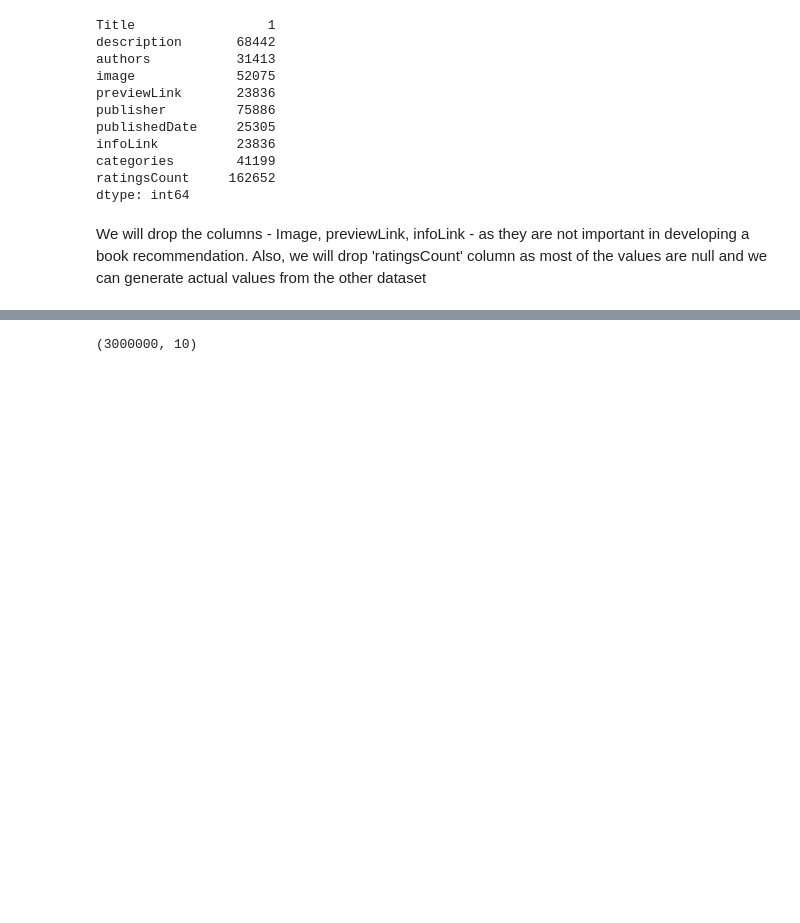
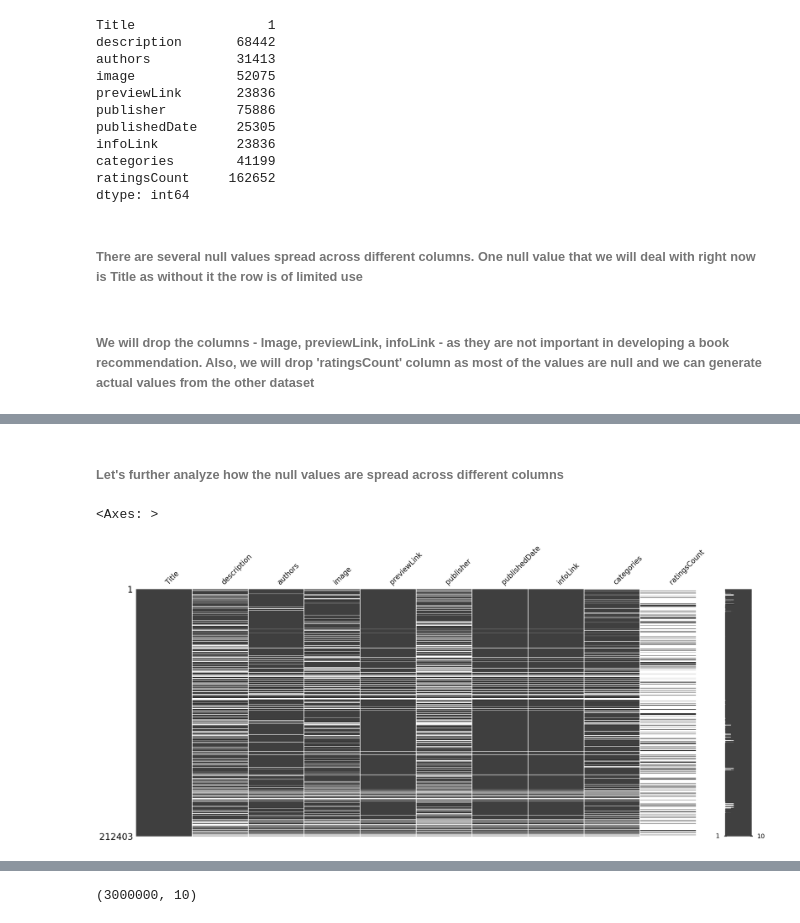
Before and after one commit to siddhantgithub/LibroBuddy, a Jupyter notebook: notebooks/1.Librobuddy-DataWrangling.ipynb, the cells around one changed output, grey strips where cells are left out. Drawn from its saved outputs; the diff is of its cells as text; code cells hidden in the pictures; blank space fills up the shorter version.

Commit message:
Data wrangling improved as per the feedback

```diff
--- a/notebooks/1.Librobuddy-DataWrangling.ipynb
+++ b/notebooks/1.Librobuddy-DataWrangling.ipynb
@@ -28,11 +66,13 @@ infoLink          23836
 categories        41199
 ratingsCount     162652
 dtype: int64
+# %% [markdown]
+###### There are several null values spread across different columns. One null value that we will deal with right now is Title as without it the row is of limited use
 # %%
 #We will remove the row with missing title as we we don't have any information about that title
 df_books_data_large = df_books_data_large[~df_books_data_large['Title'].isna()]
 # %% [markdown]
-We will drop the columns - Image, previewLink, infoLink - as they are not important in developing a book recommendation. Also, we will drop 'ratingsCount' column as most of the values are null and we can generate actual values from the other dataset
+###### We will drop the columns - Image, previewLink, infoLink - as they are not important in developing a book recommendation. Also, we will drop 'ratingsCount' column as most of the values are null and we can generate actual values from the other dataset
 # %%
 df_books_selected_columns = df_books_data_large.drop(['image', 'previewLink', 'infoLink','ratingsCount'],axis=1
 )
@@ -44,4 +84,13 @@ df_books_selected_columns.head(5)
 | 2 | Wonderful Worship in Smaller Chur... | This resource includes twelve pri... | ['David R. Ray'] | NaN | 2000 | ['Religion'] |
 | 3 | Whispers of the Wicked Saints | Julia Thomas finds her life spinn... | ['Veronica Haddon'] | iUniverse | 2005-02 | ['Fiction'] |
 | 4 | Nation Dance: Religion, Identity ... | NaN | ['Edward Long'] | NaN | 2003-03-01 | NaN |
+# %% [markdown]
+###### Let's further analyze how the null values are spread across different columns
+# %%
+import missingno as msno
+%matplotlib inline
+msno.matrix(df_books_data_large)
+# %% [output]
+<Axes: >
+[figure, added]
 # %% [markdown]
```
Also changed, not shown: parts of 38 cells of this notebook.
